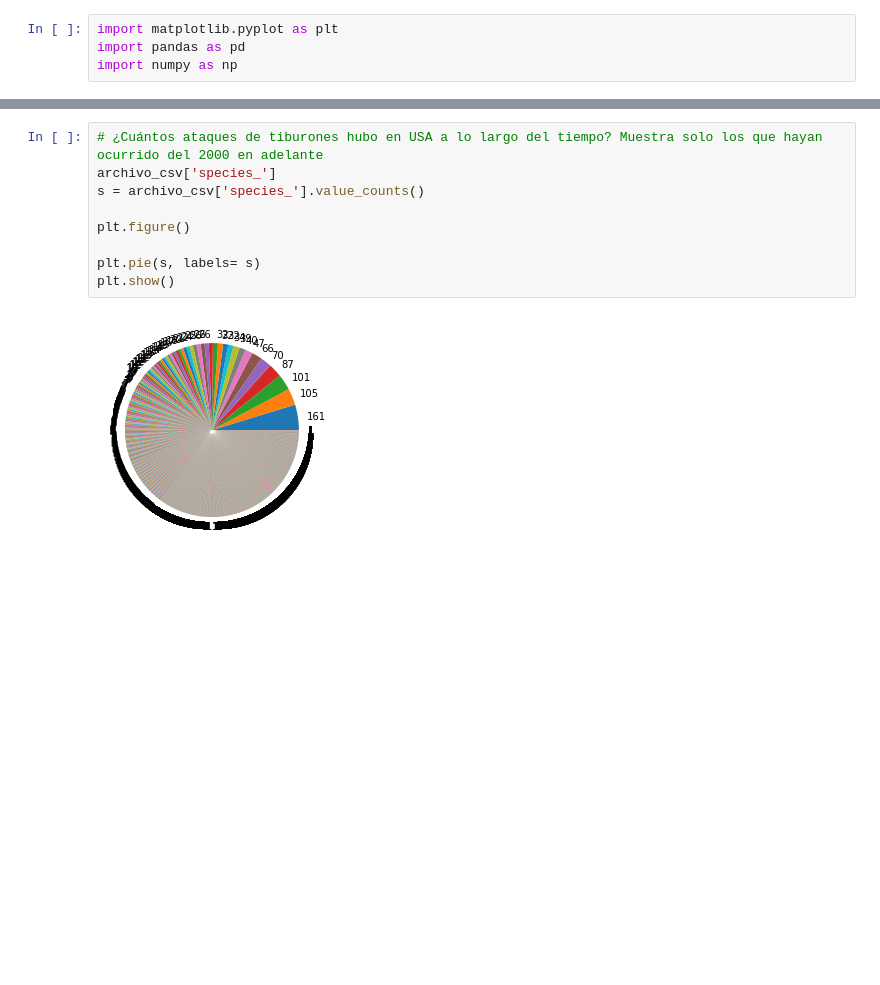
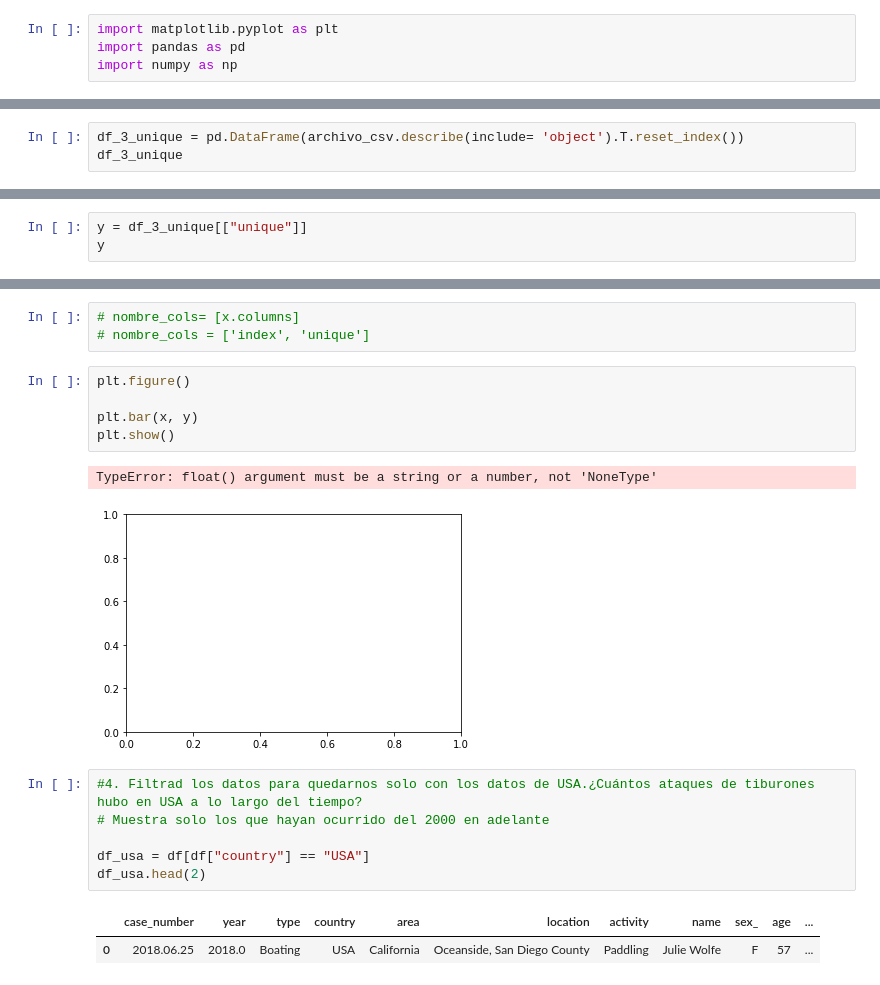
Before and after one commit to Adalab/DA-promo-A-module-2-pairprog-1-pair-2-Laura-Almudena, a Jupyter notebook: Pair_1-visualizacion.ipynb, the cells around one changed output, grey strips where cells are left out. Drawn from its saved outputs; the diff is of its cells as text; blank space fills up the shorter version.

```diff
--- a/Pair_1-visualizacion.ipynb
+++ b/Pair_1-visualizacion.ipynb
@@ -37,0 +44,3 @@ plt.show()
+# %%
+df_3_unique = pd.DataFrame(archivo_csv.describe(include= 'object').T.reset_index())
+df_3_unique
@@ -37,0 +67,3 @@ plt.show()
+# %%
+y = df_3_unique[["unique"]]
+y
@@ -38,11 +84,20 @@ plt.show()
+# %%
+# nombre_cols= [x.columns]
+# nombre_cols = ['index', 'unique']
+# %%
+plt.figure()
+
+plt.bar(x, y)
+plt.show()
+# %% [output]
+TypeError: float() argument must be a string or a number, not 'NoneType'
+[figure, added]
 # %%
-# ¿Cuántos ataques de tiburones hubo en USA a lo largo del tiempo? Muestra solo los que hayan ocurrido del 2000 en adelante
-archivo_csv['species_']
-s = archivo_csv['species_'].value_counts()
+#4. Filtrad los datos para quedarnos solo con los datos de USA.¿Cuántos ataques de tiburones hubo en USA a lo largo del tiempo?
+# Muestra solo los que hayan ocurrido del 2000 en adelante
 
-plt.figure()
-
-plt.pie(s, labels= s)
-plt.show()
+df_usa = df[df["country"] == "USA"]
+df_usa.head(2)
 # %% [output]
-[figure, removed]
+|  | case_number | year | type | country | area | location | activity | name | sex_ | age | ... |
+| 0 | 2018.06.25 | 2018.0 | Boating | USA | California | Oceanside, San Diego County | Paddling | Julie Wolfe | F | 57 | ... |
```
Also changed, not shown: parts of 19 cells of this notebook.
